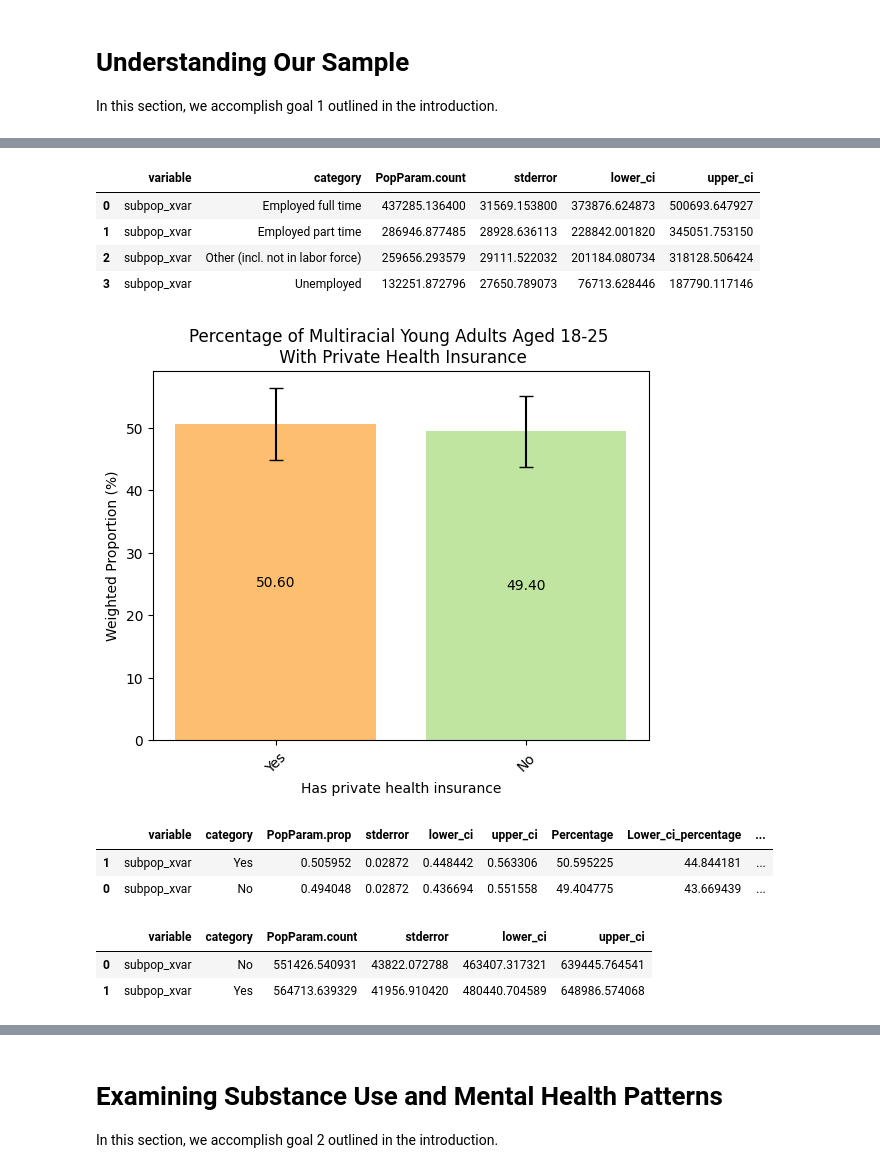
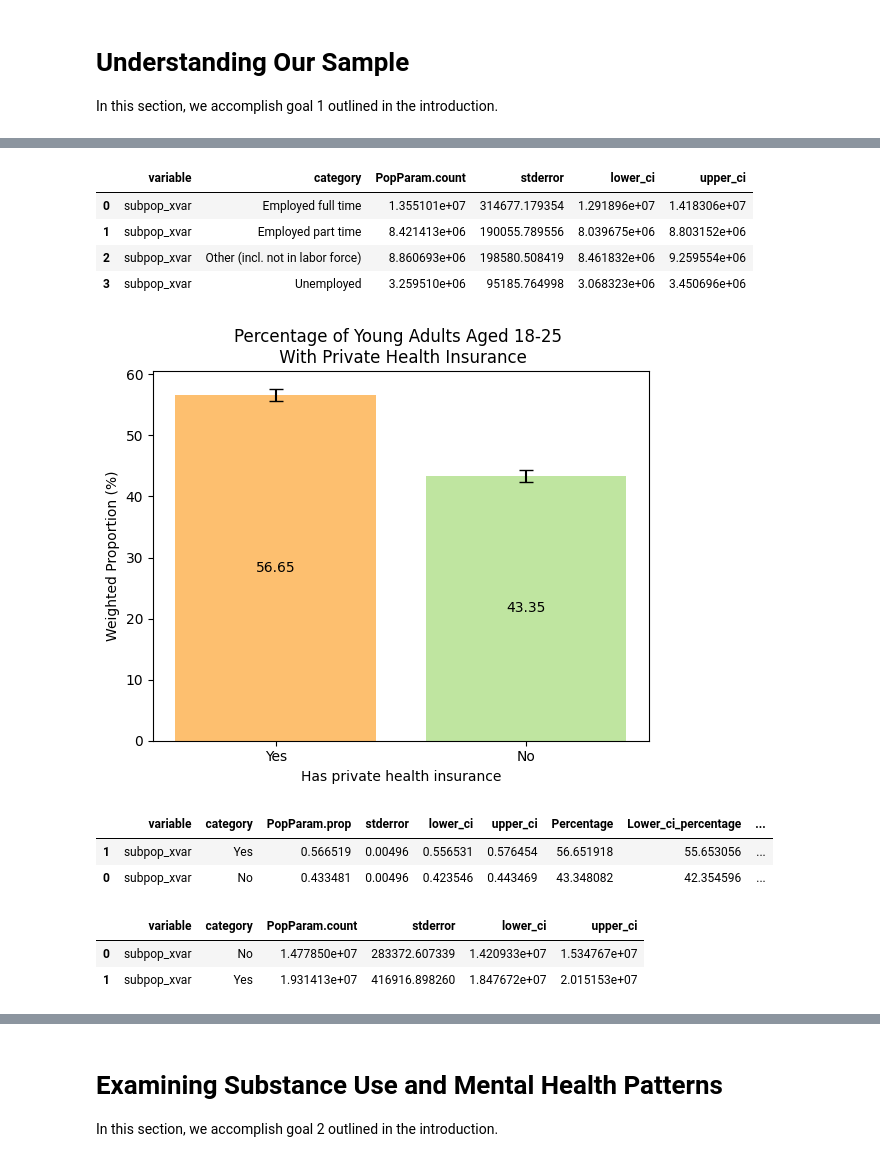
Before and after one commit to Platt-John/John-Platt-DA-401-Project, a Jupyter notebook: code/DA_401_Data_Exploration.ipynb, the cells around one changed output, grey strips where cells are left out. Cells and saved outputs as stored; diff of their text form; code cells hidden in the pictures.

Commit message:
Revert "Revert "Da401 data exploration""

```diff
--- a/code/DA_401_Data_Exploration.ipynb
+++ b/code/DA_401_Data_Exploration.ipynb
@@ -34,10 +39,10 @@ path="C:/Users/John Platt/OneDrive/DA301Project/John-Platt-DA-401-Project"
 datadir="data"
 # %%
 #Read in the cleaned 2023 NSDUH dataset
-nsduh_2023 = pd.read_csv(os.path.join(path, datadir, "NSDUH_2023.csv"))
+nsduh_2123 = pd.read_csv(os.path.join(path, datadir, "NSDUH_2021_2023.csv"))
 # %%
 #Delete first column of the data that has the row numbers (starts at 1)
-nsduh_2023.drop('Unnamed: 0', axis=1, inplace=True)
+nsduh_2123.drop('Unnamed: 0', axis=1, inplace=True)
 #Print out the dataset
-nsduh_2023
+nsduh_2123
 # %% [output]
@@ -70,12 +75,12 @@ def rel_frequencies(df,xvar,na_rm=True):
     '''
     # Work on a copy to avoid modifying original df
     df = df.copy()
-    #Create new column based on where there are multiracial young adults in the cleaned dataset
-    df["subpop_xvar"]=df[xvar].where((df["CATAGE"] == 2) & (df["NEWRACE2"] == 6), np.nan)
+    #Create new column based on where there are Young Adults in the cleaned dataset
+    df["subpop_xvar"]=df[xvar].where(df["CATAGE"] == 2, np.nan)
     #Tabulation function calculates and tabulates summary statistics of a categorical variable given
     #survey weights and survey design measures
-    #We account for the subpopulation (multiracial young adults) WHEN we do the tabulation
-    #Don't filter data down to multiracial young adults before doing the tabulation as
+    #We account for the subpopulation (Young Adults) WHEN we do the tabulation
+    #Don't filter data down to Young Adults before doing the tabulation as
     #that would bias the SE/variance estimates towards that specific subgroup rather than the total population
     #Tabulation with full dataset, but subpopulation defined
     tab = Tabulation(PopParam.prop)
@@ -83,7 +88,7 @@ def rel_frequencies(df,xvar,na_rm=True):
         #Column we want to tabulate relative frequencies based on
         vars=df[["subpop_xvar"]],
         #2023 NSDUH sample weight
-        samp_weight=df["ANALWT2_C"],
+        samp_weight=df["ANALWT2_C3"],
         #Variance stratum
         stratum=df["VESTR_C"],
         #Variance primary sampling unit
@@ -400,25 +463,25 @@ rel_freq_barplot(nsduh_2023,'IRWRKSTAT18','Work Status',45,"Percentage of Multir
 # %%
-#Compute counts/frequencies (weighted to represent the totals for multiracial young adults in the U.S. population)
-frequencies(nsduh_2023,'IRWRKSTAT18',na_rm=True)
+#Compute counts/frequencies (weighted to represent the totals for Young Adults in the U.S. population)
+frequencies(nsduh_2123,'IRWRKSTAT18',na_rm=True)
 # %% [output]
 |  | variable | category | PopParam.count | stderror | lower_ci | upper_ci |
-| 0 | subpop_xvar | Employed full time | 437285.136400 | 31569.153800 | 373876.624873 | 500693.647927 |
-| 1 | subpop_xvar | Employed part time | 286946.877485 | 28928.636113 | 228842.001820 | 345051.753150 |
-| 2 | subpop_xvar | Other (incl. not in labor force) | 259656.293579 | 29111.522032 | 201184.080734 | 318128.506424 |
-| 3 | subpop_xvar | Unemployed | 132251.872796 | 27650.789073 | 76713.628446 | 187790.117146 |
+| 0 | subpop_xvar | Employed full time | 1.355101e+07 | 314677.179354 | 1.291896e+07 | 1.418306e+07 |
+| 1 | subpop_xvar | Employed part time | 8.421413e+06 | 190055.789556 | 8.039675e+06 | 8.803152e+06 |
+| 2 | subpop_xvar | Other (incl. not in labor force) | 8.860693e+06 | 198580.508419 | 8.461832e+06 | 9.259554e+06 |
+| 3 | subpop_xvar | Unemployed | 3.259510e+06 | 95185.764998 | 3.068323e+06 | 3.450696e+06 |
 # %%
-#Examine private health insurance frequencies among multiracial young adults aged 18-25
-rel_freq_barplot(nsduh_2023,'IRPRVHLT','Has private health insurance',45,"Percentage of Multiracial Young Adults Aged 18-25 \n With Private Health Insurance")
+#Examine private health insurance frequencies among Young Adults aged 18-25
+rel_freq_barplot(nsduh_2123,'IRPRVHLT','Has private health insurance',0,"Percentage of Young Adults Aged 18-25 \n With Private Health Insurance")
 # %% [output]
-[figure, old version]
+[figure, new version]
 |  | variable | category | PopParam.prop | stderror | lower_ci | upper_ci | Percentage | Lower_ci_percentage | ... |
-| 1 | subpop_xvar | Yes | 0.505952 | 0.02872 | 0.448442 | 0.563306 | 50.595225 | 44.844181 | ... |
-| 0 | subpop_xvar | No | 0.494048 | 0.02872 | 0.436694 | 0.551558 | 49.404775 | 43.669439 | ... |
+| 1 | subpop_xvar | Yes | 0.566519 | 0.00496 | 0.556531 | 0.576454 | 56.651918 | 55.653056 | ... |
+| 0 | subpop_xvar | No | 0.433481 | 0.00496 | 0.423546 | 0.443469 | 43.348082 | 42.354596 | ... |
 # %%
-#Compute counts/frequencies (weighted to represent the totals for multiracial young adults in the U.S. population)
-frequencies(nsduh_2023,'IRPRVHLT',na_rm=True)
+#Compute counts/frequencies (weighted to represent the totals for Young Adults in the U.S. population)
+frequencies(nsduh_2123,'IRPRVHLT',na_rm=True)
 # %% [output]
 |  | variable | category | PopParam.count | stderror | lower_ci | upper_ci |
-| 0 | subpop_xvar | No | 551426.540931 | 43822.072788 | 463407.317321 | 639445.764541 |
-| 1 | subpop_xvar | Yes | 564713.639329 | 41956.910420 | 480440.704589 | 648986.574068 |
+| 0 | subpop_xvar | No | 1.477850e+07 | 283372.607339 | 1.420933e+07 | 1.534767e+07 |
+| 1 | subpop_xvar | Yes | 1.931413e+07 | 416916.898260 | 1.847672e+07 | 2.015153e+07 |
 # %%
```
Also changed, not shown: parts of 104 cells of this notebook, 9 other files.
